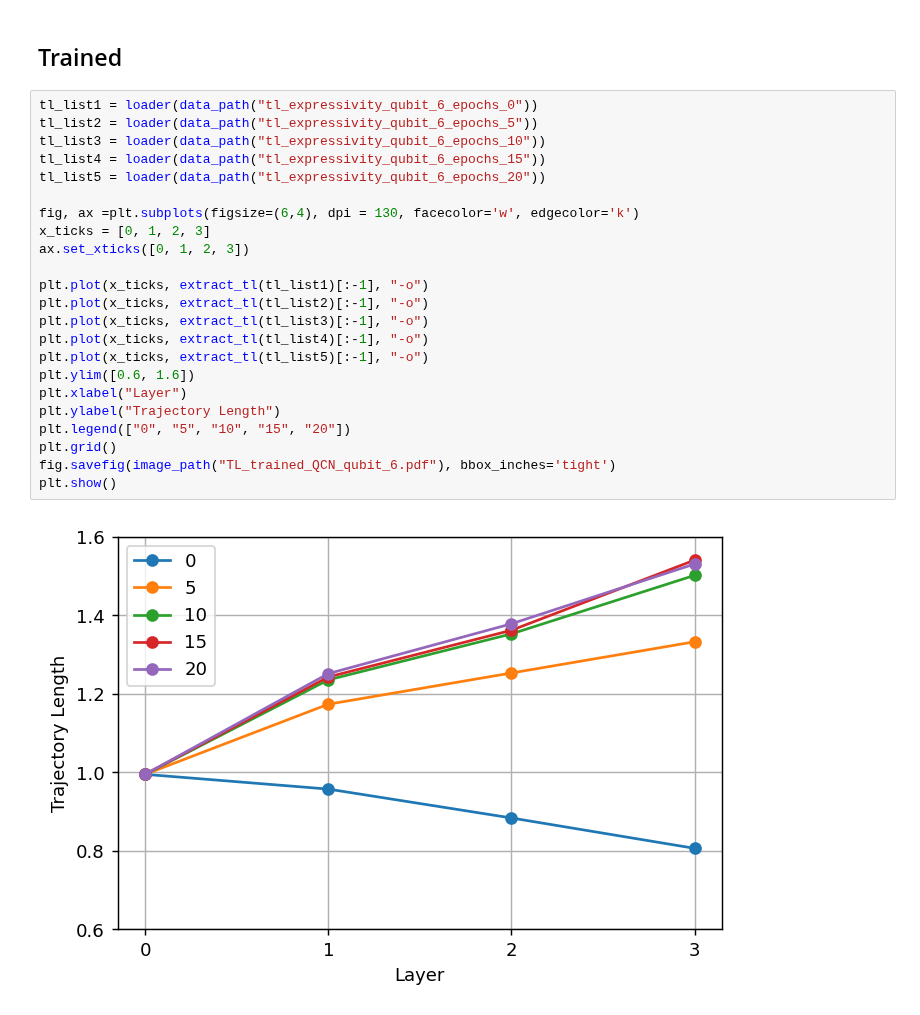
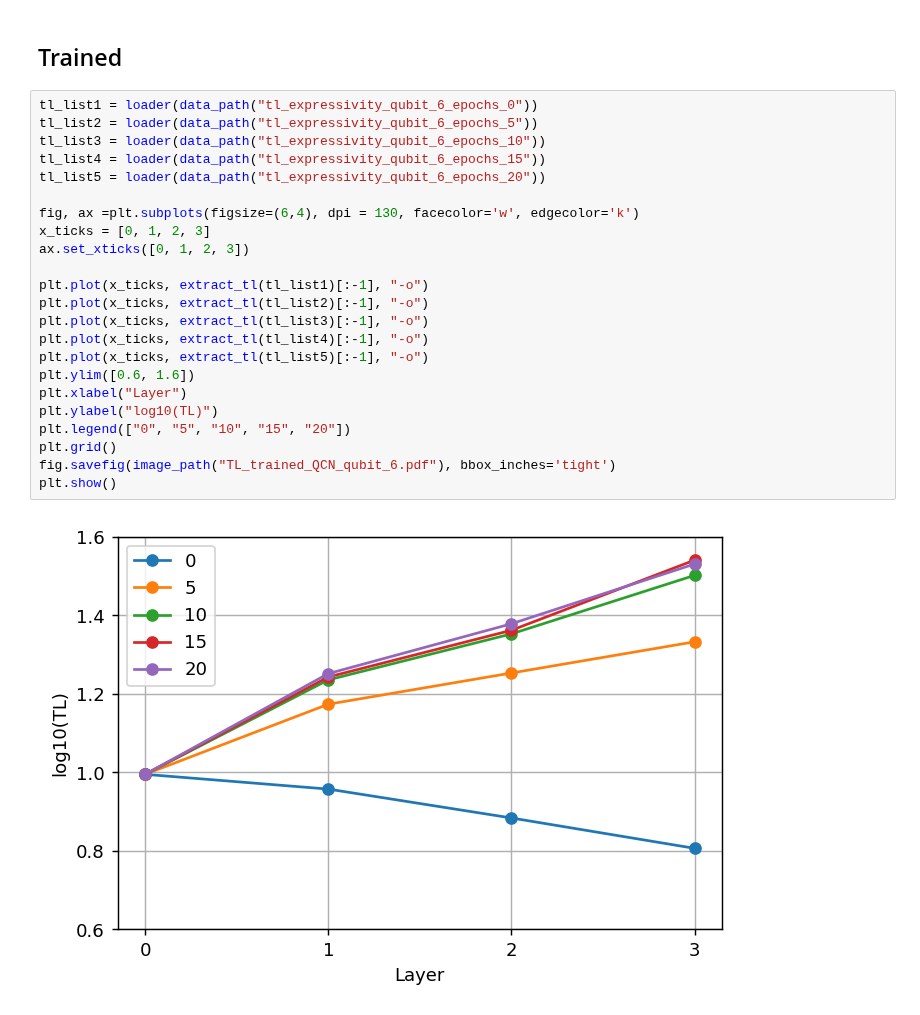
Before and after one commit to KristianWold/Master-Thesis, a Jupyter notebook: notebooks/analysis/Expressivity.ipynb, the cells around one changed output. Saved outputs shown, nothing was run; the diff lists cells and outputs as text.

Commit message:
Fix labels on plots

```diff
--- a/notebooks/analysis/Expressivity.ipynb
+++ b/notebooks/analysis/Expressivity.ipynb
@@ -123,28 +123,28 @@ plt.show()
 # %%
 tl_list1 = loader(data_path("tl_expressivity_qubit_6_epochs_0"))
 tl_list2 = loader(data_path("tl_expressivity_qubit_6_epochs_5"))
 tl_list3 = loader(data_path("tl_expressivity_qubit_6_epochs_10"))
 tl_list4 = loader(data_path("tl_expressivity_qubit_6_epochs_15"))
 tl_list5 = loader(data_path("tl_expressivity_qubit_6_epochs_20"))
 
 fig, ax =plt.subplots(figsize=(6,4), dpi = 130, facecolor='w', edgecolor='k')
 x_ticks = [0, 1, 2, 3]
 ax.set_xticks([0, 1, 2, 3])
 
 plt.plot(x_ticks, extract_tl(tl_list1)[:-1], "-o")
 plt.plot(x_ticks, extract_tl(tl_list2)[:-1], "-o")
 plt.plot(x_ticks, extract_tl(tl_list3)[:-1], "-o")
 plt.plot(x_ticks, extract_tl(tl_list4)[:-1], "-o")
 plt.plot(x_ticks, extract_tl(tl_list5)[:-1], "-o")
 plt.ylim([0.6, 1.6])
 plt.xlabel("Layer")
-plt.ylabel("Trajectory Length")
+plt.ylabel("log10(TL)")
 plt.legend(["0", "5", "10", "15", "20"])
 plt.grid()
 fig.savefig(image_path("TL_trained_QCN_qubit_6.pdf"), bbox_inches='tight')
 plt.show()
 # %% [output]
-[figure, old version]
+[figure, new version]
 # %%
 tl_list1 = loader(data_path("tl_expressivity_qubit_7_epochs_0"))
 tl_list2 = loader(data_path("tl_expressivity_qubit_7_epochs_5"))
```
Also changed, not shown: parts of 4 cells of this notebook, 9 other files.
